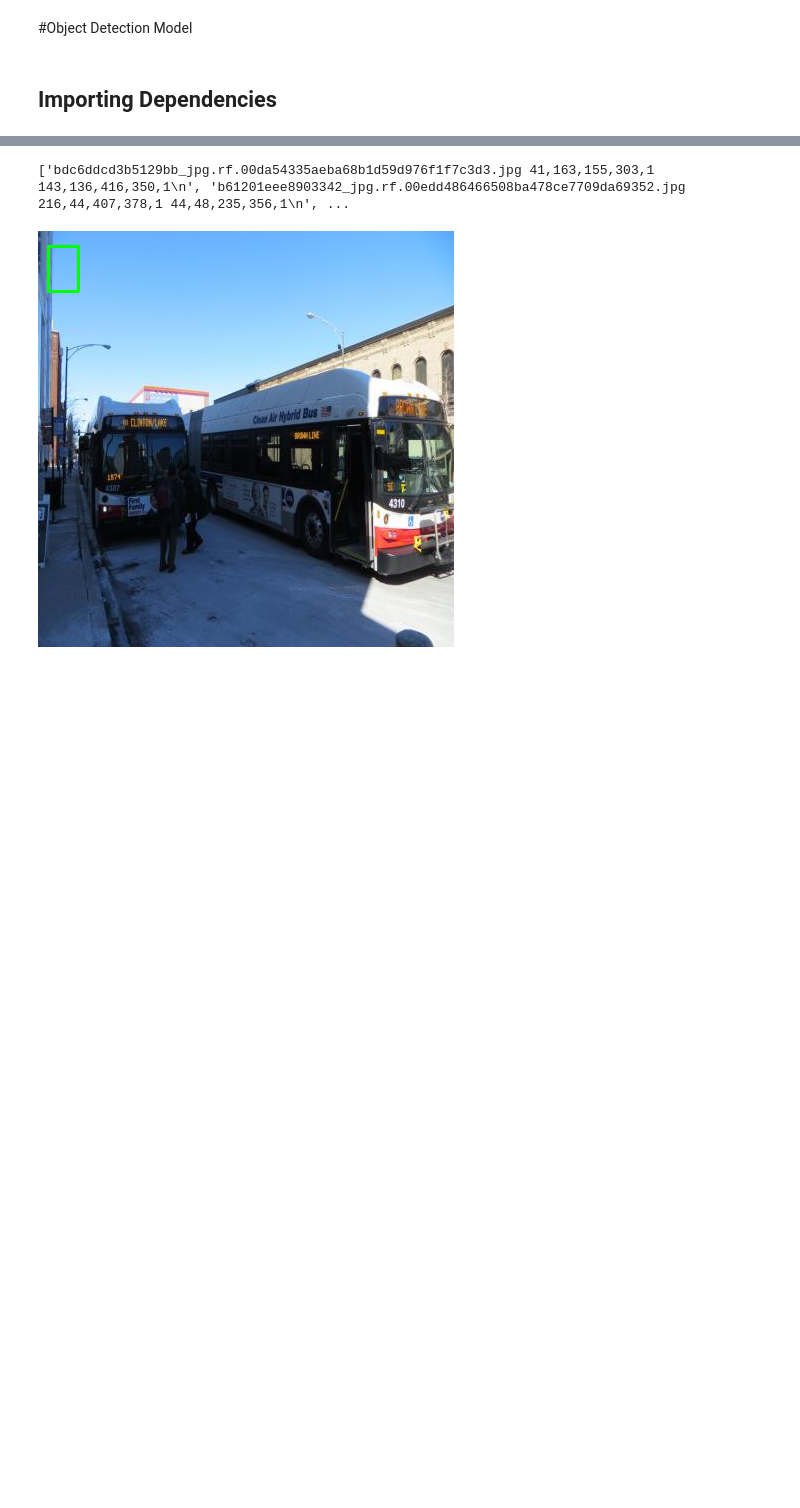
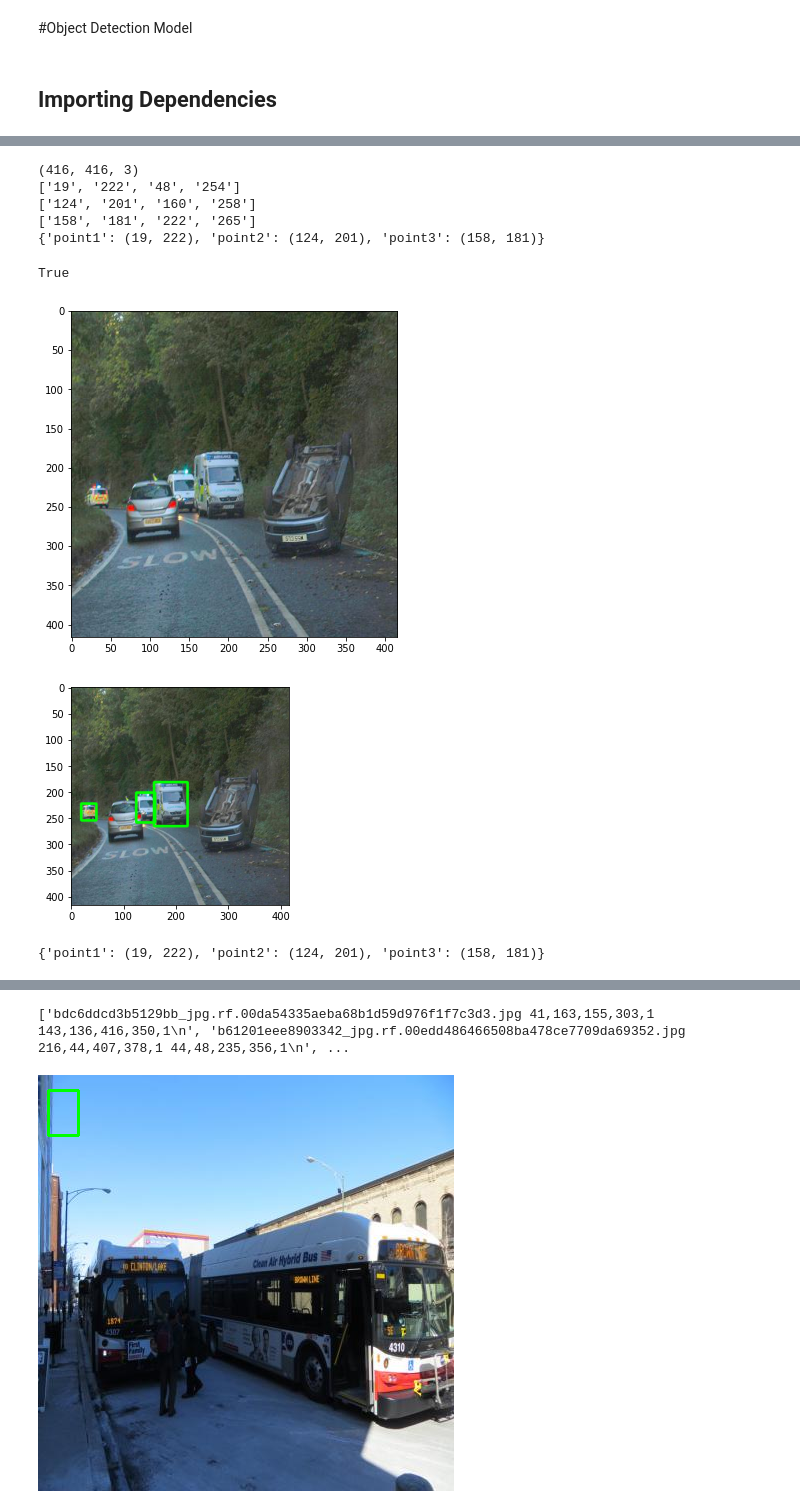
Before and after one commit to saadkarim165/ObjectDetectionProject, a Jupyter notebook: ObjectDetection_Project.ipynb, the cells around one changed output, grey strips where cells are left out. Cells and saved outputs as stored; diff of their text form; code cells hidden in the pictures; blank space fills up the shorter version.

```diff
--- a/ObjectDetection_Project.ipynb
+++ b/ObjectDetection_Project.ipynb
@@ -25,0 +46,6 @@ from google.colab.patches import cv2_imshow
+# %%
+train_dir = "/content/train"
+test_dir = "/content/test"
+
+print('Image(train): ', len(os.listdir(train_dir)))
+print('Image(test): ', len(os.listdir(test_dir)))
@@ -25,0 +55,9 @@ from google.colab.patches import cv2_imshow
+# %%
+data = pd.read_csv("/content/train/_annotations.txt",header=None,delimiter='\t')
+max_length=0
+for i,j in data.iterrows():
+  if len(j[0].split(' '))>max_length:
+    max_length=len(j[0].split(' '))
+  else:
+    continue
+print(max_length)
@@ -25,0 +70,2 @@ from google.colab.patches import cv2_imshow
+# %%
+data=data.rename(columns={0: 'ImageName', 1: 'xmin',2: 'ymin',3: 'xmax',4: 'ymax',5: 'xmin2',6: 'ymin2',7: 'xmax2',8: 'ymax2'})
@@ -25,0 +91,39 @@ from google.colab.patches import cv2_imshow
+# %%
+IMAGE_SHAPE = 0
+points={}
+points1={}
+rand = 217
+random_row = data.iloc[rand]
+rand_list= random_row[0]
+image = plt.imread(train_dir +'/'+ rand_list.split(' ')[0])
+plt.figure(figsize=(8,6))
+plt.imshow(image)
+IMAGE_SHAPE = image.shape
+print(image.shape)
+list_values=rand_list.split(' ')
+for i in range(1,len(list_values)):
+  pnts=list_values[i].split(',')[:4]
+  # print(pnts)
+  points["point{0}".format(i)] = int(pnts[0]), int(pnts[1])
+  points1["point{0}".format(i)] = int(pnts[2]), int(pnts[3])
+# print(points)
+for i,j in enumerate(points):
+  cv2.rectangle(image,points[j], points1[j], color=(0, 255, 0), thickness=3)
+# cv2.rectangle(image,points['point2'], points1['point2'], color=(0, 255, 0), thickness=3)
+# cv2.rectangle(image,points['point3'], points1['point3'], color=(0, 255, 0), thickness=3)
+plt.figure()
+plt.imshow(image)
+points['point2']==(124,201)
+# %% [output]
+(416, 416, 3)
+['19', '222', '48', '254']
+['124', '201', '160', '258']
+['158', '181', '222', '265']
+{'point1': (19, 222), 'point2': (124, 201), 'point3': (158, 181)}
+True
+[figure, added]
+[figure, added]
+# %%
+points
+# %% [output]
+{'point1': (19, 222), 'point2': (124, 201), 'point3': (158, 181)}
```
Also changed, not shown: parts of 7 cells of this notebook.
